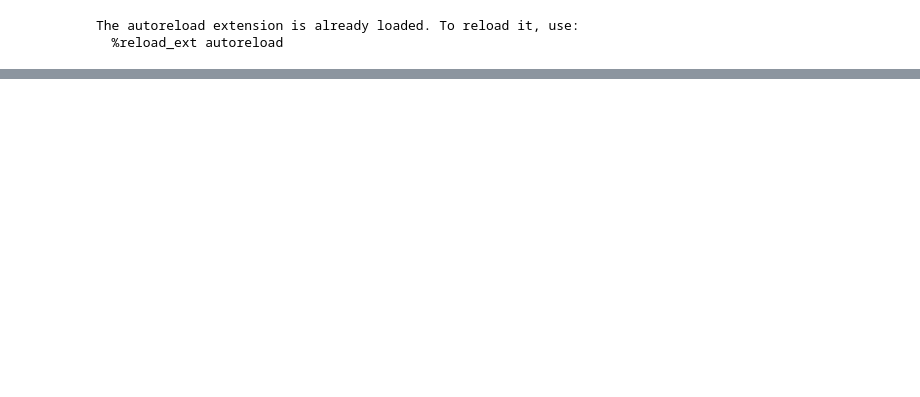
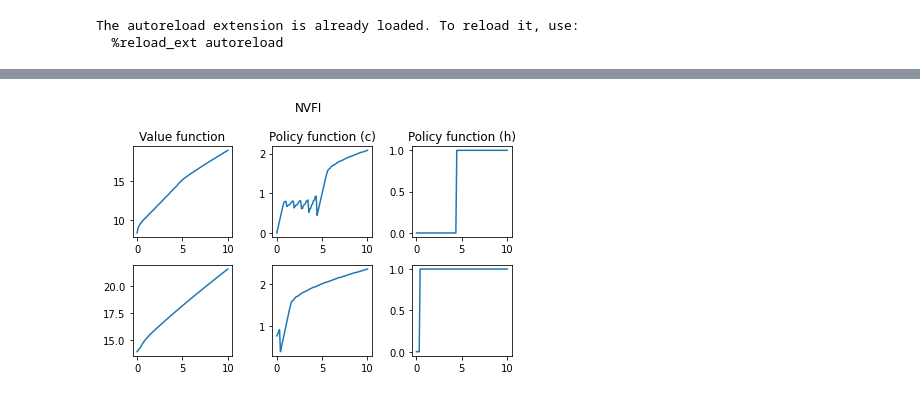
Before and after one commit to madsankern/DynamicProgramming, a Jupyter notebook: Solver_compare.ipynb, the cells around one changed output, grey strips where cells are left out. Cells and saved outputs as stored; diff of their text form; code cells hidden in the pictures; blank space fills up the shorter version.

```diff
--- a/Solver_compare.ipynb
+++ b/Solver_compare.ipynb
@@ -50,18 +50,20 @@ par = model.par
 # %%
 # Plot NVFI results
 fig, ((ax1, ax2, ax3), (ax4, ax5, ax6)) = plt.subplots(2,3)
 fig.suptitle('NVFI')
 ax1.plot(sol.m[0], sol.v[0])
 ax1.set_title("Value function")
 #ax1.set_ylim(-5,10)
 ax2.plot(sol.m[0], sol.c[0])
 ax2.set_title("Policy function (c)")
-ax2.set_ylim(0,6)
+#ax2.set_ylim(0,6)
 ax3.plot(sol.m[0], sol.h[0])
 ax3.set_title("Policy function (h)")
 ax4.plot(sol.m[1], sol.v[1])
 #ax4.set_ylim(-5,10)
 ax5.plot(sol.m[1], sol.c[1])
-ax5.set_ylim(0,6)
+#ax5.set_ylim(0,6)
 ax6.plot(sol.m[1], sol.h[1])
 fig.tight_layout(w_pad=1.5)
+# %% [output]
+[figure, added]
```
Also changed, not shown: parts of 1 cell of this notebook, 2 other files.
